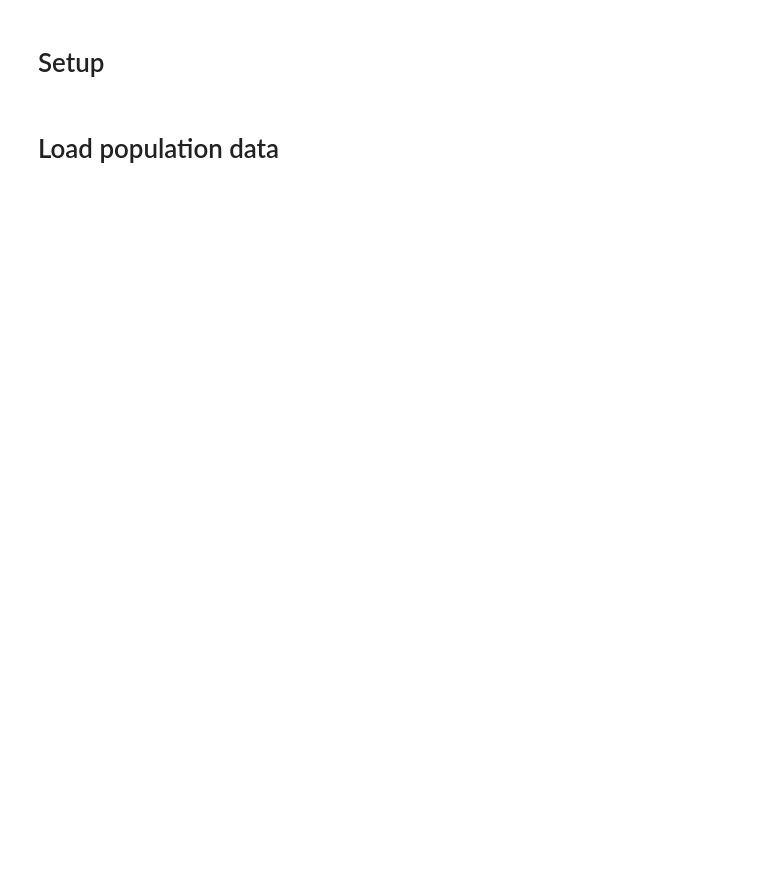
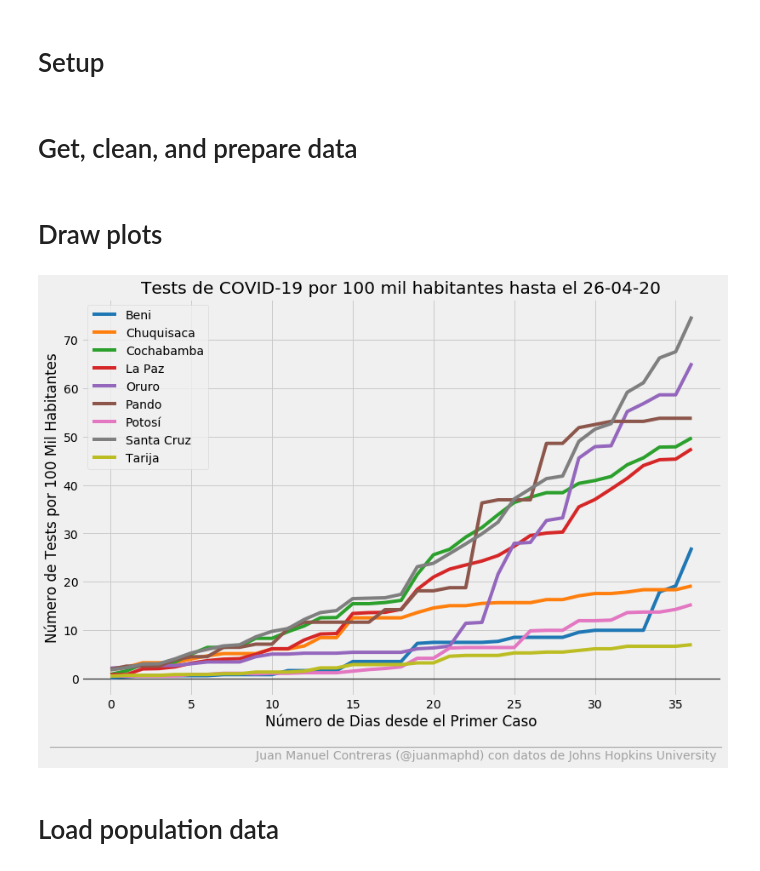
Before and after one commit to jm-contreras/bolivia-covid-19, a Jupyter notebook: draw_plot.ipynb, the cells around one changed output. Drawn from its saved outputs; the diff is of its cells as text; code cells hidden in the pictures; blank space fills up the shorter version.

Commit message:
Pull in new data source and add state by state test analysis.

```diff
--- a/draw_plot.ipynb
+++ b/draw_plot.ipynb
@@ -9,7 +9,7 @@ import os
 import pandas as pd
 import seaborn as sns
 # %%
-latam_palette = sns.color_palette()
+sa_palette = sns.color_palette()
 # %%
 style.use("fivethirtyeight")
 # %%
@@ -145,3 +201,16 @@ def prep_data(df):
     )
 
     return df
+# %% [markdown]
+# Get, clean, and prepare data
+# %%
+# Get and prepare Bolivian data
+df_bo = get_bo_data()
+df_bo = prep_data(df_bo, col_date="Fecha", col_group="Province_State")
+
+# Create columns for tested cases and positive rate
+df_bo["Tested"] = df_bo["Confirmed"] + df_bo["Discarded"]
+df_bo["Tested_New"] = df_bo.groupby(by="Province_State")["Tested"].apply(add_roll_column)
+df_bo["Positive_Rate"] = df_bo["Confirmed_New"] / df_bo["Tested_New"]
+df_bo["Population"] = df_bo["Province_State"].map(bo_pop)
+df_bo["Tested_Per_100k"] = df_bo["Tested"] / df_bo["Population"] * 100000
@@ -147,0 +222,2 @@ def prep_data(df):
+# %% [markdown]
+# Draw plots
@@ -148,3 +261,37 @@ def prep_data(df):
+# %%
+# Create plot object
+fig, ax = plt.subplots(figsize=(12, 8))
+
+draw_plots(
+    df=df_bo,
+    by="Province_State",
+    x="Day_Count",
+    y="Tested_Per_100k"
+)
+
+# Add title and axes labels
+plt.title(f"Tests de COVID-19 por 100 mil habitantes hasta el {df_bo.index.max().strftime('%d-%m-%y')}",)
+plt.ylabel("Número de Tests por 100 Mil Habitantes")
+plt.xlabel("Número de Dias desde el Primer Caso")
+
+# Add thicker horizontal axis
+add_subtitle(
+    ax,
+    x_min=df_bo["Day_Count"].min(),
+    x_max=df_bo["Day_Count"].max(),
+    y_min=df_bo["Tested_Per_100k"].min(),
+    offset_line=3.15,
+    offset_signature=1.5,
+    offset_subtitle=80,
+)
+
+# Draw plot
+plt.show()
+
+# Save plot
+ax.get_figure().savefig(os.path.join(plots_path, f"bolivia_tests_per_100k_{df_bo.index.max().strftime('%d_%m_%y')}.png"))
+# %% [output]
+[figure, added]
 # %% [markdown]
 # Load population data
 # %%
```
Also changed, not shown: parts of 15 cells of this notebook, 1 other file.
